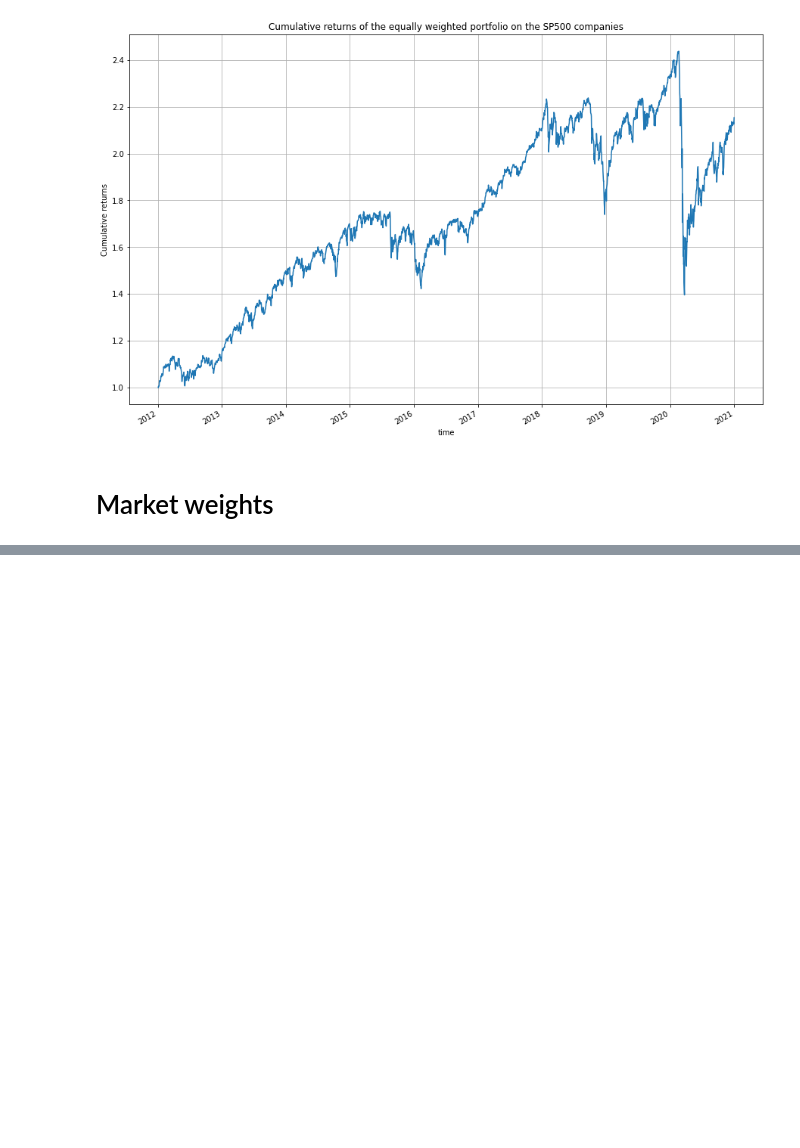
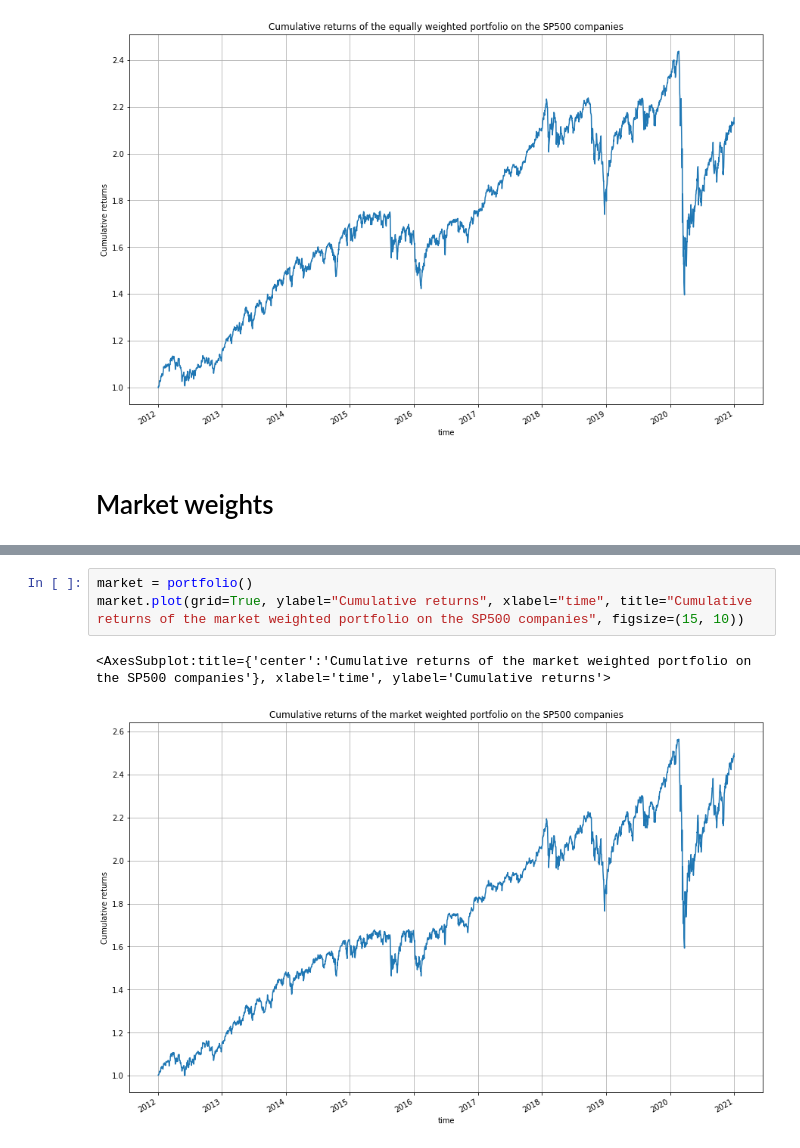
Before and after one commit to NizarGhandri/Optimal_Portfolios, a Jupyter notebook: execution.ipynb, the cells around one changed output, grey strips where cells are left out. Drawn from its saved outputs; the diff is of its cells as text; blank space fills up the shorter version.

```diff
--- a/execution.ipynb
+++ b/execution.ipynb
@@ -95,0 +73,6 @@ portfolio.data
+# %%
+market = portfolio()
+market.plot(grid=True, ylabel="Cumulative returns", xlabel="time", title="Cumulative returns of the market weighted portfolio on the SP500 companies", figsize=(15, 10))
+# %% [output]
+<AxesSubplot:title={'center':'Cumulative returns of the market weighted portfolio on the SP500 companies'}, xlabel='time', ylabel='Cumulative returns'>
+[figure, added]
```
Also changed, not shown: parts of 7 cells of this notebook, 6 other files.
